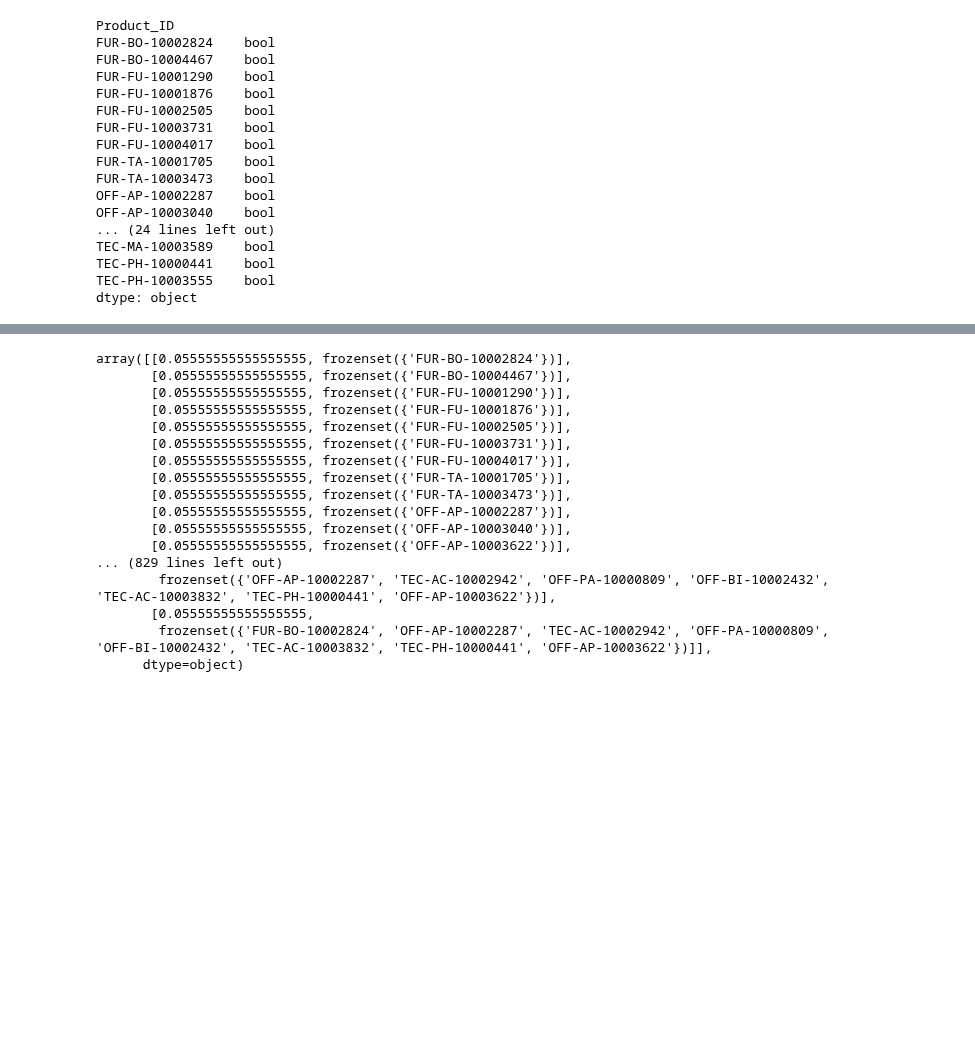
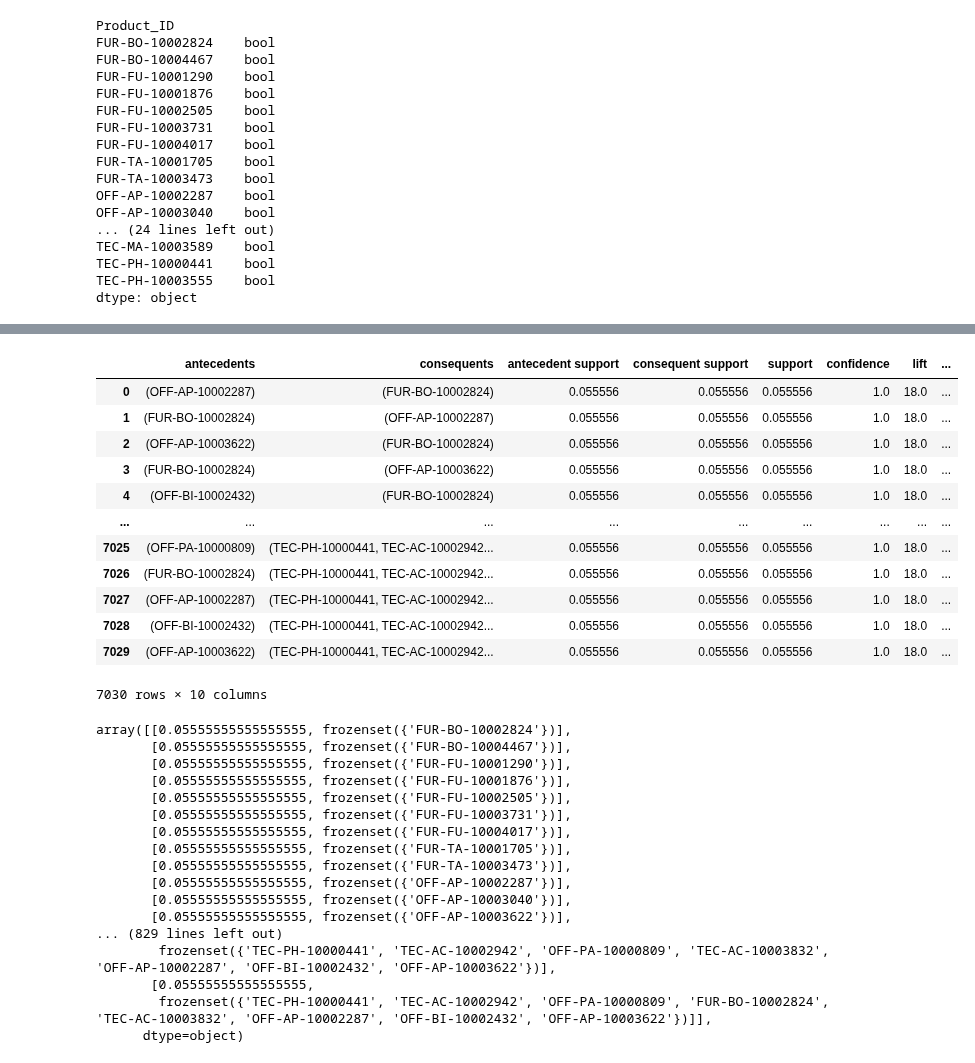
Before and after one commit to zaferavci1/Miuul, a Jupyter notebook: Miuul-Python/originalDataSuperstore.ipynb, the cells around one changed output, grey strips where cells are left out. Cells and saved outputs as stored; diff of their text form; code cells hidden in the pictures; blank space fills up the shorter version.

```diff
--- a/Miuul-Python/originalDataSuperstore.ipynb
+++ b/Miuul-Python/originalDataSuperstore.ipynb
@@ -236,4 +237,4 @@ from mlxtend.frequent_patterns import apriori
 # %%
-df2 = apriori(basket, min_support=0.05, use_colnames = True)
-df2.head(10)
+df2 = apriori(basket, min_support=0.02, use_colnames = True)
+df2.columns
 # %% [output]
@@ -251,3 +251,19 @@ df2.head(10)
+# %%
+association_rules(df2, metric = "confidence", min_threshold = 0.5)
+# %% [output]
+|  | antecedents | consequents | antecedent support | consequent support | support | confidence | lift | ... |
+| 0 | (OFF-AP-10002287) | (FUR-BO-10002824) | 0.055556 | 0.055556 | 0.055556 | 1.0 | 18.0 | ... |
+| 1 | (FUR-BO-10002824) | (OFF-AP-10002287) | 0.055556 | 0.055556 | 0.055556 | 1.0 | 18.0 | ... |
+| 2 | (OFF-AP-10003622) | (FUR-BO-10002824) | 0.055556 | 0.055556 | 0.055556 | 1.0 | 18.0 | ... |
+| 3 | (FUR-BO-10002824) | (OFF-AP-10003622) | 0.055556 | 0.055556 | 0.055556 | 1.0 | 18.0 | ... |
+| 4 | (OFF-BI-10002432) | (FUR-BO-10002824) | 0.055556 | 0.055556 | 0.055556 | 1.0 | 18.0 | ... |
+| ... | ... | ... | ... | ... | ... | ... | ... | ... |
+| 7025 | (OFF-PA-10000809) | (TEC-PH-10000441, TEC-AC-10002942... | 0.055556 | 0.055556 | 0.055556 | 1.0 | 18.0 | ... |
+| 7026 | (FUR-BO-10002824) | (TEC-PH-10000441, TEC-AC-10002942... | 0.055556 | 0.055556 | 0.055556 | 1.0 | 18.0 | ... |
+| 7027 | (OFF-AP-10002287) | (TEC-PH-10000441, TEC-AC-10002942... | 0.055556 | 0.055556 | 0.055556 | 1.0 | 18.0 | ... |
+| 7028 | (OFF-BI-10002432) | (TEC-PH-10000441, TEC-AC-10002942... | 0.055556 | 0.055556 | 0.055556 | 1.0 | 18.0 | ... |
+| 7029 | (OFF-AP-10003622) | (TEC-PH-10000441, TEC-AC-10002942... | 0.055556 | 0.055556 | 0.055556 | 1.0 | 18.0 | ... |
+7030 rows × 10 columns
 # %%
 df2.values
 # %% [output]
@@ -264,9 +280,9 @@ array([[0.05555555555555555, frozenset({'FUR-BO-10002824'})],
        [0.05555555555555555, frozenset({'OFF-AP-10003040'})],
        [0.05555555555555555, frozenset({'OFF-AP-10003622'})],
 ... (829 lines left out)
-        frozenset({'OFF-AP-10002287', 'TEC-AC-10002942', 'OFF-PA-10000809', 'OFF-BI-10002432', 'TEC-AC-10003832', 'TEC-PH-10000441', 'OFF-AP-10003622'})],
+        frozenset({'TEC-PH-10000441', 'TEC-AC-10002942', 'OFF-PA-10000809', 'TEC-AC-10003832', 'OFF-AP-10002287', 'OFF-BI-10002432', 'OFF-AP-10003622'})],
        [0.05555555555555555,
-        frozenset({'FUR-BO-10002824', 'OFF-AP-10002287', 'TEC-AC-10002942', 'OFF-PA-10000809', 'OFF-BI-10002432', 'TEC-AC-10003832', 'TEC-PH-10000441', 'OFF-AP-10003622'})]],
+        frozenset({'TEC-PH-10000441', 'TEC-AC-10002942', 'OFF-PA-10000809', 'FUR-BO-10002824', 'TEC-AC-10003832', 'OFF-AP-10002287', 'OFF-BI-10002432', 'OFF-AP-10003622'})]],
       dtype=object)
 # %%
 df2.to_csv('data.txt', sep='\t', index=False)
```
Also changed, not shown: parts of 5 cells of this notebook, 31 other files.
